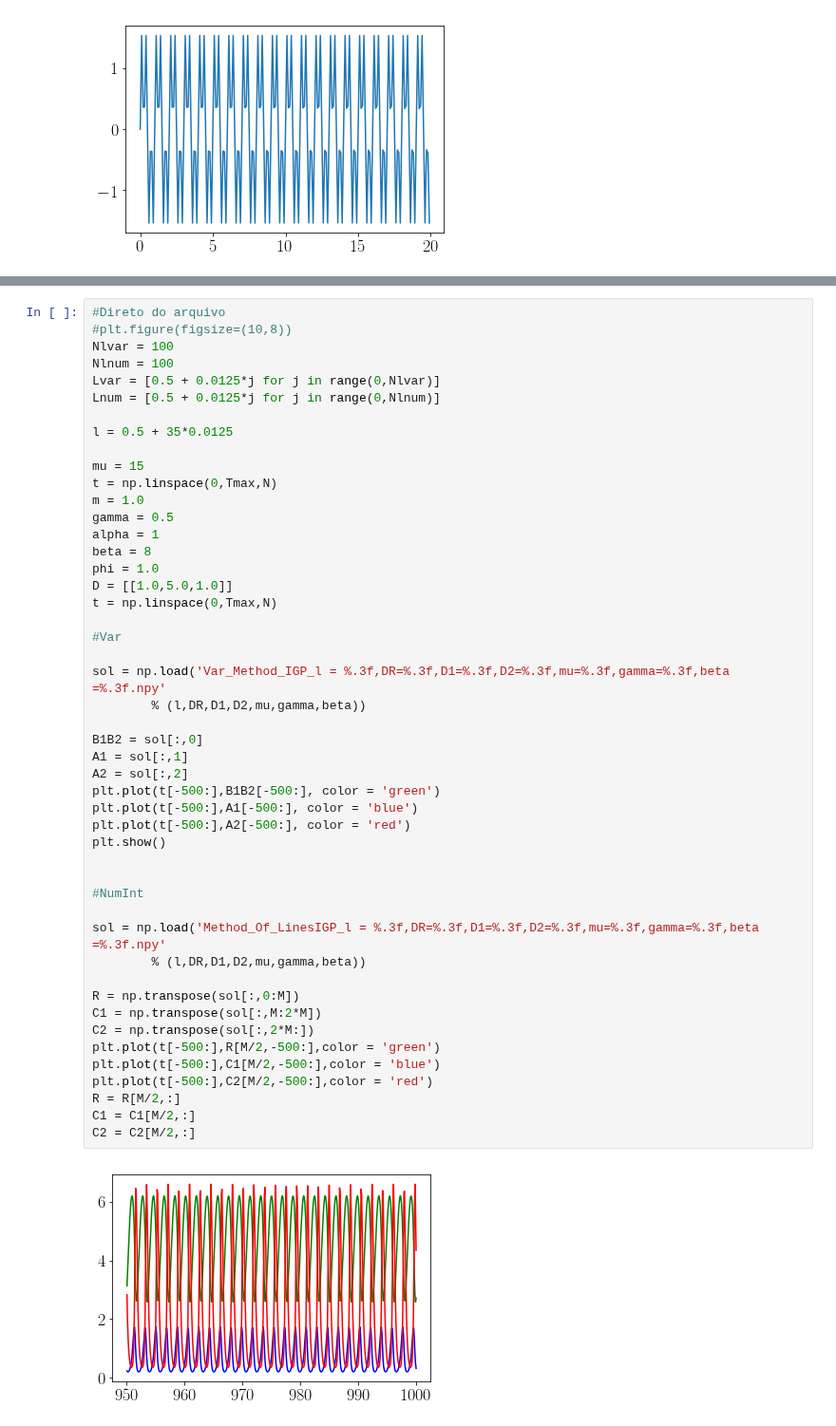
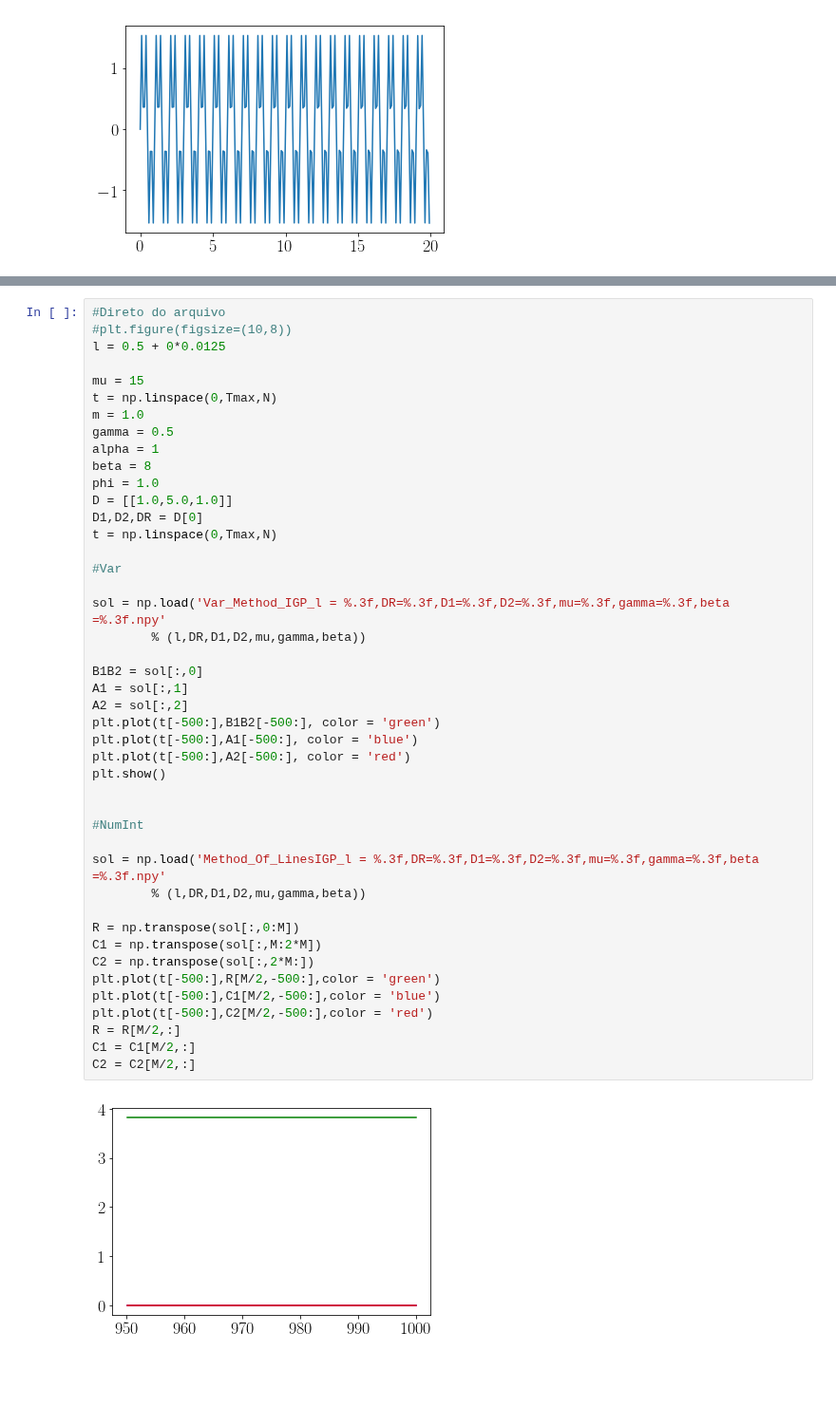
Before and after one commit to reand705/IGP, a Jupyter notebook: FourierTransform.ipynb, the cells around one changed output, grey strips where cells are left out. Shown at 95% size. Drawn from its saved outputs; the diff is of its cells as text; blank space fills up the shorter version.

```diff
--- a/FourierTransform.ipynb
+++ b/FourierTransform.ipynb
@@ -40,12 +54,7 @@ plt.plot(np.abs(xf)/len(x))
 # %%
 #Direto do arquivo
 #plt.figure(figsize=(10,8))
-Nlvar = 100
-Nlnum = 100
-Lvar = [0.5 + 0.0125*j for j in range(0,Nlvar)]
-Lnum = [0.5 + 0.0125*j for j in range(0,Nlnum)]
-
-l = 0.5 + 35*0.0125
+l = 0.5 + 0*0.0125
 
 mu = 15
 t = np.linspace(0,Tmax,N)
@@ -55,35 +64,36 @@ alpha = 1
 beta = 8
 phi = 1.0
 D = [[1.0,5.0,1.0]]
+D1,D2,DR = D[0]
 t = np.linspace(0,Tmax,N)
 
 #Var
 
 sol = np.load('Var_Method_IGP_l = %.3f,DR=%.3f,D1=%.3f,D2=%.3f,mu=%.3f,gamma=%.3f,beta =%.3f.npy'
         % (l,DR,D1,D2,mu,gamma,beta))
 
 B1B2 = sol[:,0]
 A1 = sol[:,1]
 A2 = sol[:,2]
 plt.plot(t[-500:],B1B2[-500:], color = 'green')
 plt.plot(t[-500:],A1[-500:], color = 'blue')
 plt.plot(t[-500:],A2[-500:], color = 'red')
 plt.show()
 
 
 #NumInt
 
 sol = np.load('Method_Of_LinesIGP_l = %.3f,DR=%.3f,D1=%.3f,D2=%.3f,mu=%.3f,gamma=%.3f,beta =%.3f.npy'
         % (l,DR,D1,D2,mu,gamma,beta))
 
 R = np.transpose(sol[:,0:M])
 C1 = np.transpose(sol[:,M:2*M])
 C2 = np.transpose(sol[:,2*M:])
 plt.plot(t[-500:],R[M/2,-500:],color = 'green')
 plt.plot(t[-500:],C1[M/2,-500:],color = 'blue')
 plt.plot(t[-500:],C2[M/2,-500:],color = 'red')
 R = R[M/2,:]
 C1 = C1[M/2,:]
 C2 = C2[M/2,:]
 # %% [output]
-[figure, old version]
+[figure, new version]
```
Also changed, not shown: parts of 9 cells of this notebook.
